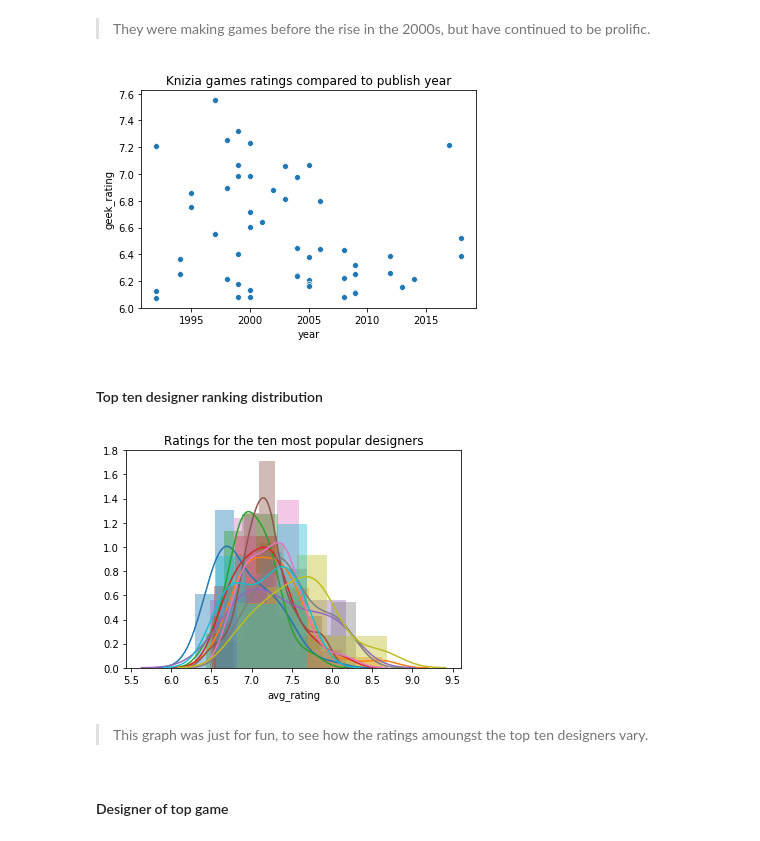
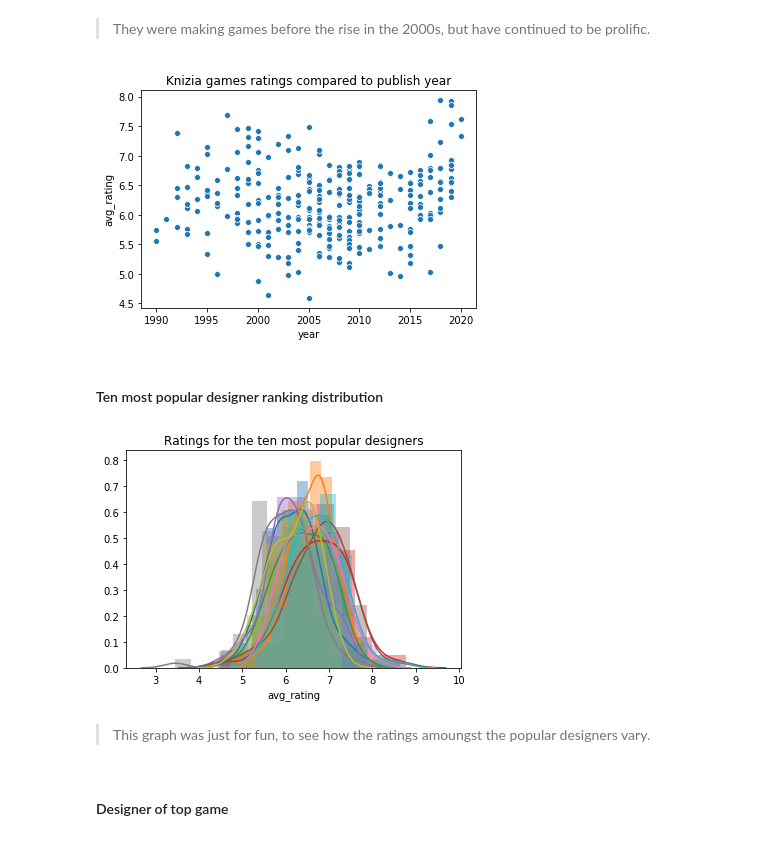
Before and after one commit to misty-garcia/board_games, a Jupyter notebook: top_games.ipynb, the cells around one changed output. Drawn from its saved outputs; the diff is of its cells as text; code cells hidden in the pictures.

```diff
--- a/top_games.ipynb
+++ b/top_games.ipynb
@@ -251,0 +203,2 @@ df [df.name.duplicated(keep=False)].sort_values(["name", "rank"])
+# %%
+df = df.drop_duplicates(subset=['name','year'])
@@ -476,2 +426,2 @@ df [df.min_time > 600]
 # %%
-df = df [df.min_time < 600]
+df = df [(df.min_time < 10000) & (df.max_time < 10000)]
@@ -481,0 +436,2 @@ df.shape
+# %%
+df = df [df.complexity != 0]
@@ -618,3 +594,5 @@ plt.show()
+# %%
+des_count = des_count.drop('(Uncredited)')
 # %% [markdown]
 > Reiner Knizia is the top designer of board games. Let's look at some of their stats.
 # %%
@@ -655,26 +633,26 @@ plt.show()
 # %% [markdown]
 > They were making games before the rise in the 2000s, but have continued to be prolific.
 # %%
-sns.scatterplot(data=df_rknizia, x='year', y="geek_rating")
+sns.scatterplot(data=df_rknizia, x='year', y="avg_rating")
 plt.title("Knizia games ratings compared to publish year")
 plt.show()
 # %% [output]
-[figure, old version]
+[figure, new version]
 # %% [markdown]
-#### Top ten designer ranking distribution
+#### Ten most popular designer ranking distribution
 # %%
-top_ten_designer = des_count.head(10).index
+ten_pop_designer = des_count.head(10).index
 
-for des in top_ten_designer:
+for des in ten_pop_designer:
     mask = df.designer.apply(lambda x: des in x)
     sns.distplot(df[mask].avg_rating)
 
 plt.title("Ratings for the ten most popular designers")
 plt.show()
 # %% [output]
-[figure, old version]
+[figure, new version]
 # %% [markdown]
-> This graph was just for fun, to see how the ratings amoungst the top ten designers vary.
+> This graph was just for fun, to see how the ratings amoungst the popular designers vary.
 # %% [markdown]
 #### Designer of top game
 # %%
```
Also changed, not shown: parts of 103 cells of this notebook.
